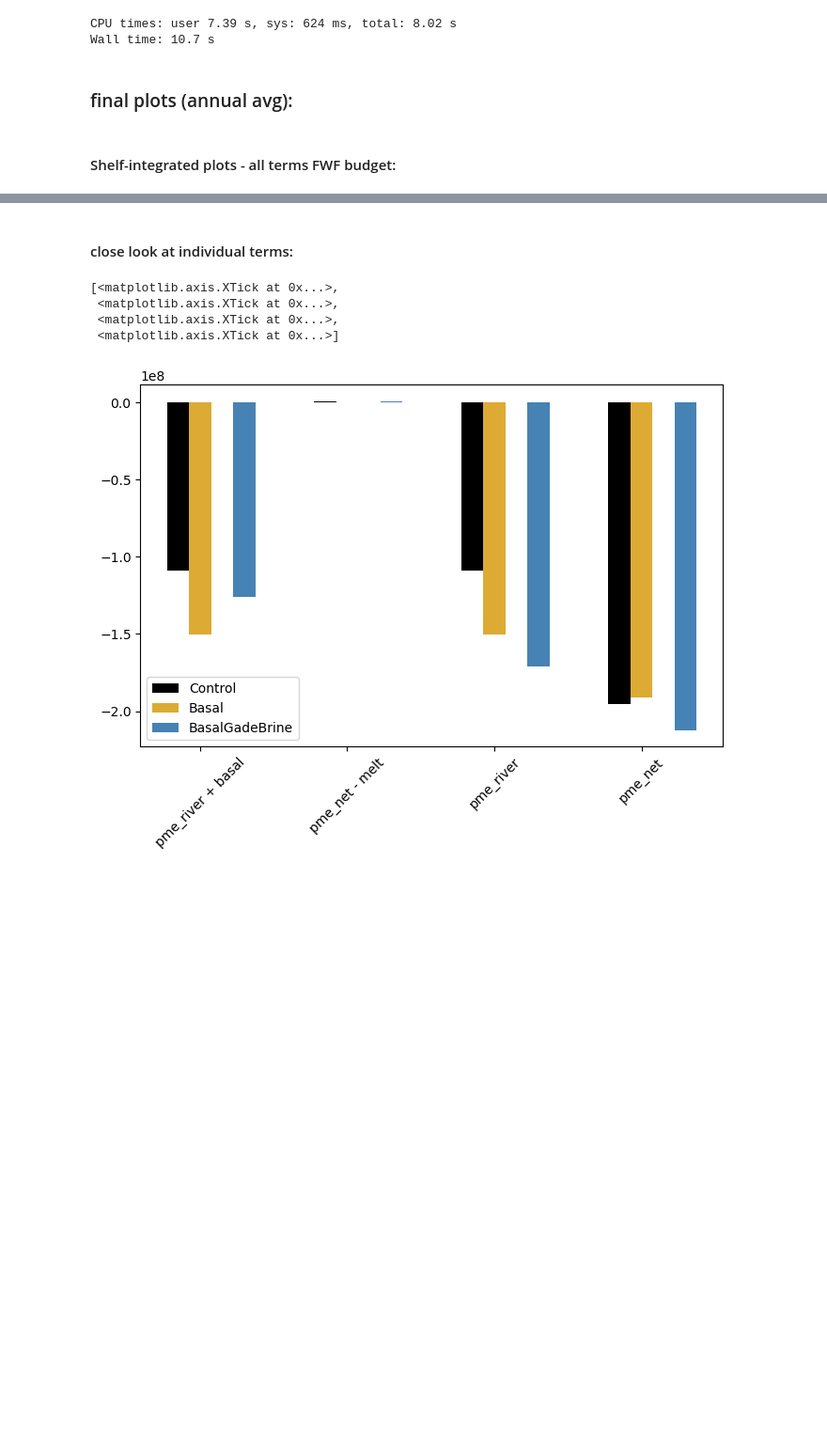
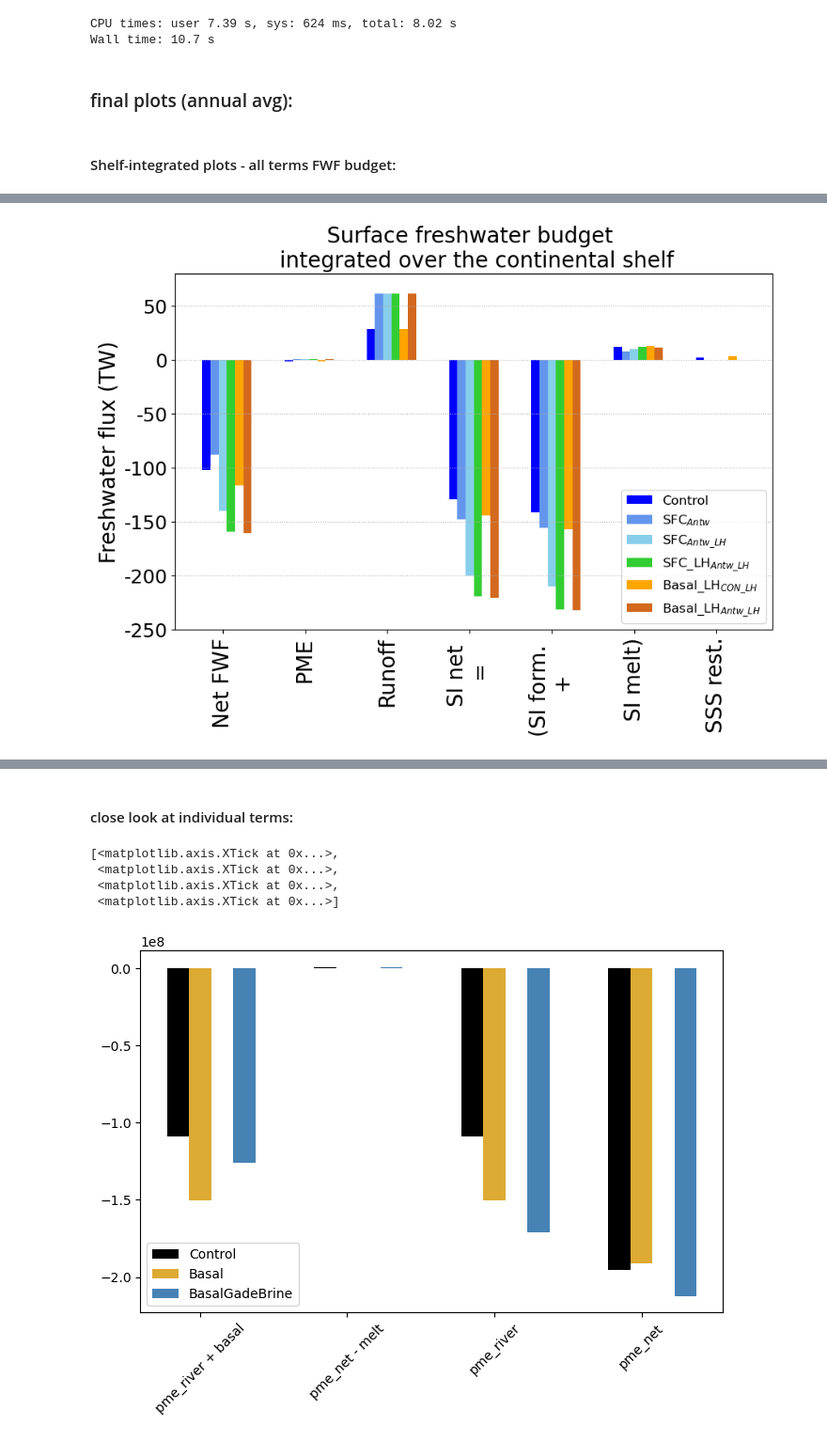
Before and after one commit to pedrocol/basal_mom5-collaborative-project, a Jupyter notebook: notebooks/fw_budget/FW_budget_shelf_SOFIA.ipynb, the cells around one changed output, grey strips where cells are left out. Shown at 94% size. Saved outputs shown, nothing was run; the diff lists cells and outputs as text; code cells hidden in the pictures; blank space fills up the shorter version.

Commit message:
Updating FW/Heat budget scripts pt1 and pt2

```diff
--- a/notebooks/fw_budget/FW_budget_shelf_SOFIA.ipynb
+++ b/notebooks/fw_budget/FW_budget_shelf_SOFIA.ipynb
@@ -151,7 +197,7 @@ cat_BGB_sofia = intake.open_esm_datastore(
 # %%
 %%time
 # Make sure these match the available restarts:
-start_time='1918-01-01'
+start_time='1917-01-01'
 end_time='1919-12-31'
 lat_slice  = slice(-80,-59)
 # %% [output]
@@ -491,3 +427,6 @@ FW_ice_BGB_s = -(sfc_salt_flux_ice_BGB_s.to_dataarray().squeeze()*1000)/SSSi
+# %%
+FW_restore_ctrlBG_a = -(sfc_salt_flux_restore_ctrlBG_a.to_dataarray().squeeze()*1000)/SSS_ctrlBG_a.isel(st_ocean=0).to_dataarray().squeeze()
+FW_ice_ctrlBG_a = -(sfc_salt_flux_ice_ctrlBG_a.to_dataarray().squeeze()*1000)/SSSi
 # %%
 d1 = cat.search(variable="area_t",path='/g/data/ik11/outputs/access-om2-01/01deg_jra55v13_ryf9091_21mbath/output000/ocean/ocean_grid.nc').to_dask()
 oc_grd = d1.sel(yt_ocean=lat_slice)
@@ -510,9 +829,11 @@ fontsize=15
 # %%
 %%time
-import numpy.ma as ma
 
 # function to do annual avg and horiz. integral: ONLY SHELF
 def var_tavg_hint_shelf(var2d):
+    ### only doing winter months (july-october):
+    var2d = var2d.sel(time=sfc_salt_flux_restore_ctrl.time.dt.month.isin([7, 8, 9, 10]))
+
     print(var2d.shape)
     var = var2d.mean('time') # annual mean
     var_masked = ma.masked_where(ht > 1000, var) # masked offshore 1000m isobath
@@ -680,9 +1038,14 @@ melt_annual_hint_shelf_noBG = wfiform_annual_hint_shelf_noBG + wfimelt_annual_hi
 melt_annual_hint_shelf_BGB = wfiform_annual_hint_shelf_BGB + wfimelt_annual_hint_shelf_BGB
 # melt_annual_hint_shelf_ICB = wfiform_annual_hint_shelf_ICB + wfimelt_annual_hint_shelf_ICB
 # %%
-melt_annual_hint_shelf_ctrl_s = wfiform_annual_hint_shelf_ctrl_s + wfimelt_annual_hint_shelf_ctrl_s
-melt_annual_hint_shelf_noBG_s = wfiform_annual_hint_shelf_noBG_s + wfimelt_annual_hint_shelf_noBG_s
-melt_annual_hint_shelf_BGB_s = wfiform_annual_hint_shelf_BGB_s + wfimelt_annual_hint_shelf_BGB_s
+# melt_annual_hint_shelf_ctrl_s = wfiform_annual_hint_shelf_ctrl_s + wfimelt_annual_hint_shelf_ctrl_s
+# melt_annual_hint_shelf_noBG_s = wfiform_annual_hint_shelf_noBG_s + wfimelt_annual_hint_shelf_noBG_s
+# melt_annual_hint_shelf_BGB_s = wfiform_annual_hint_shelf_BGB_s + wfimelt_annual_hint_shelf_BGB_s
+
+melt_annual_hint_shelf_ctrl_a = wfiform_annual_hint_shelf_ctrl_a + wfimelt_annual_hint_shelf_ctrl_a
+melt_annual_hint_shelf_ctrl_a_BG = wfiform_annual_hint_shelf_ctrl_a_BG + wfimelt_annual_hint_shelf_ctrl_a_BG
+melt_annual_hint_shelf_ctrlBG_a = wfiform_annual_hint_shelf_ctrlBG_a + wfimelt_annual_hint_shelf_ctrlBG_a
+melt_annual_hint_shelf_BGB_a = wfiform_annual_hint_shelf_BGB_a + wfimelt_annual_hint_shelf_BGB_a
 # %% [markdown]
 #### test with avg and std vs integral (horz):
 # %%
@@ -1095,2 +1462,76 @@ plt.savefig(figdir+'SFWF_components_annual_hint_shelf_yr17-20_ctrlxSOFIA.png',bb
+# %%
+# plot with bars: last year annual avg, horizontally-integrated (over the shelf , depth<1000m only):
+fig, ax  = plt.subplots(figsize = (10,6))
+# pme_river = pme_net + river +basal2d+icb2d
+pyplot.bar(-.2,  (pme_river_annual_hint_shelf_ctrl)*3.34e5, width=0.1, color='blue', label='Control')
+pyplot.bar(-.1,  (pme_river_annual_hint_shelf_ctrl_a)*3.34e5, width=0.1, color='cornflowerblue', label='SFC$_{Antw}$')
+pyplot.bar(0., (pme_river_annual_hint_shelf_ctrl_a_BG+ basal_annual_hint_shelf_ctrl_a_BG + brine_annual_hint_shelf_ctrl_a_BG)*3.34e5, width=0.1, color='skyblue', label='SFC$_{Antw\_LH}$')
+pyplot.bar(0.1, (pme_river_annual_hint_shelf_ctrlBG_a+ basal_annual_hint_shelf_ctrlBG_a + brine_annual_hint_shelf_ctrlBG_a)*3.34e5, width=0.1, color='limegreen', label='SFC_LH$_{Antw\_LH}$')
+pyplot.bar(0.2, (pme_river_annual_hint_shelf_BGB+(basal_annual_hint_shelf_BGB)+ brine_annual_hint_shelf_BGB)*3.34e5, width=0.1, color='orange', label='Basal_LH$_{CON\_LH}$')
+pyplot.bar(0.3, (pme_river_annual_hint_shelf_BGB_a+(basal_annual_hint_shelf_BGB_a)+ brine_annual_hint_shelf_BGB_a)*3.34e5, width=0.1, color='chocolate', label='Basal_LH$_{Antw\_LH}$')
+plt.legend(fontsize=12)
+
+# test with pme_net - melt
+pyplot.bar(0.8, (pme_net_annual_hint_shelf_ctrl - melt_annual_hint_shelf_ctrl)*3.34e5, width=0.1, color='blue')
+pyplot.bar(0.9, (pme_net_annual_hint_shelf_ctrl_a - melt_annual_hint_shelf_ctrl_a)*3.34e5, width=0.1, color='cornflowerblue')
+pyplot.bar(1., (pme_net_annual_hint_shelf_ctrl_a_BG - melt_annual_hint_shelf_ctrl_a_BG + brine_annual_hint_shelf_ctrl_a_BG)*3.34e5, width=0.1, color='skyblue')
+pyplot.bar(1.1, (pme_net_annual_hint_shelf_ctrlBG_a - melt_annual_hint_shelf_ctrlBG_a + brine_annual_hint_shelf_ctrlBG_a)*3.34e5, width=0.1, color='limegreen')
+pyplot.bar(1.2, (pme_net_annual_hint_shelf_BGB - melt_annual_hint_shelf_BGB + brine_annual_hint_shelf_BGB)*3.34e5, width=0.1, color='orange')
+pyplot.bar(1.3, (pme_net_annual_hint_shelf_BGB_a - melt_annual_hint_shelf_BGB_a + brine_annual_hint_shelf_BGB_a)*3.34e5, width=0.1, color='chocolate')
+
+pyplot.bar(1.8, (river_annual_hint_shelf_ctrl)*3.34e5, width=0.1, color='blue')
+pyplot.bar(1.9, (river_annual_hint_shelf_ctrl_a)*3.34e5, width=0.1, color='cornflowerblue')
+pyplot.bar(2., (river_annual_hint_shelf_ctrl_a_BG + basal_annual_hint_shelf_ctrl_a_BG)*3.34e5, width=0.1, color='skyblue') # use basal_BGB
+pyplot.bar(2.1, (river_annual_hint_shelf_ctrlBG_a + basal_annual_hint_shelf_ctrlBG_a)*3.34e5, width=0.1, color='limegreen') # use basal_BGB_a
+pyplot.bar(2.2, (river_annual_hint_shelf_BGB + basal_annual_hint_shelf_BGB)*3.34e5, width=0.1, color='orange')
+pyplot.bar(2.3, (river_annual_hint_shelf_BGB_a + basal_annual_hint_shelf_BGB_a)*3.34e5, width=0.1, color='chocolate')
+
+# pme_net includes melt!
+pyplot.bar(2.8, (melt_annual_hint_shelf_ctrl)*3.34e5, width=0.1, color='blue')
+pyplot.bar(2.9, (melt_annual_hint_shelf_ctrl_a)*3.34e5, width=0.1, color='cornflowerblue')
+pyplot.bar(3., (melt_annual_hint_shelf_ctrl_a_BG)*3.34e5, width=0.1, color='skyblue')
+pyplot.bar(3.1, (melt_annual_hint_shelf_ctrlBG_a)*3.34e5, width=0.1, color='limegreen')
+pyplot.bar(3.2, (melt_annual_hint_shelf_BGB)*3.34e5, width=0.1, color='orange')
+pyplot.bar(3.3, (melt_annual_hint_shelf_BGB_a)*3.34e5, width=0.1, color='chocolate')
+
+pyplot.bar(3.8, (wfiform_annual_hint_shelf_ctrl)*3.34e5, width=0.1, color='blue')
+pyplot.bar(3.9, (wfiform_annual_hint_shelf_ctrl_a)*3.34e5, width=0.1, color='cornflowerblue')
+pyplot.bar(4., (wfiform_annual_hint_shelf_ctrl_a_BG)*3.34e5, width=0.1, color='skyblue')
+pyplot.bar(4.1, (wfiform_annual_hint_shelf_ctrlBG_a)*3.34e5, width=0.1, color='limegreen')
+pyplot.bar(4.2, (wfiform_annual_hint_shelf_BGB)*3.34e5, width=0.1, color='orange')
+pyplot.bar(4.3, (wfiform_annual_hint_shelf_BGB_a)*3.34e5, width=0.1, color='chocolate')
+
+pyplot.bar(4.8, (wfimelt_annual_hint_shelf_ctrl)*3.34e5, width=0.1, color='blue')
+pyplot.bar(4.9, (wfimelt_annual_hint_shelf_ctrl_a)*3.34e5, width=0.1, color='cornflowerblue')
+pyplot.bar(5., (wfimelt_annual_hint_shelf_ctrl_a_BG)*3.34e5, width=0.1, color='skyblue')
+pyplot.bar(5.1, (wfimelt_annual_hint_shelf_ctrlBG_a)*3.34e5, width=0.1, color='limegreen')
+pyplot.bar(5.2, (wfimelt_annual_hint_shelf_BGB)*3.34e5, width=0.1, color='orange')
+pyplot.bar(5.3, (wfimelt_annual_hint_shelf_BGB_a)*3.34e5, width=0.1, color='chocolate')
+
+pyplot.bar(5.8, (FW_restore_annual_hint_shelf_ctrl)*3.34e5, width=0.1, color='blue')
+pyplot.bar(5.9, (FW_restore_annual_hint_shelf_ctrl_a)*3.34e5, width=0.1, color='cornflowerblue')
+pyplot.bar(6., (FW_restore_annual_hint_shelf_ctrl_a_BG)*3.34e5, width=0.1, color='skyblue')
+pyplot.bar(6.1, (FW_restore_annual_hint_shelf_ctrlBG_a)*3.34e5, width=0.1, color='limegreen')
+pyplot.bar(6.2, (FW_restore_annual_hint_shelf_BGB)*3.34e5, width=0.1, color='orange')
+pyplot.bar(6.3, (FW_restore_annual_hint_shelf_BGB_a)*3.34e5, width=0.1, color='chocolate')
+
+# pyplot.bar(7.4, brine_annual_hint_shelf_BGB)*3.34e5, width=0.1, color='orange')
+
+ax.set_xticks(np.arange(0,7),('Net FWF','PME','Runoff','SI net \n = ','(SI form. \n +','SI melt)',
+                              'SSS rest.'),rotation=90,fontsize=20) #,'Brine'),rotation=45)
+
+ax.yaxis.grid(True, linestyle=':')
+
+ax.set_ylim(-2.5e14,0.8e14)
+## converting from W to TW (10^12 W)
+ax.set_ylabel('Freshwater flux (TW)',fontsize=20)
+ax.set_yticklabels([-250,-200,-150,-100,-50,0,50],fontsize=18)
+
+plt.title('Surface freshwater budget \n integrated over the continental shelf',fontsize=20)
+
+### Save fig
+plt.savefig(figdir+'SFWF_components_annual_hint_shelf_yr17-20_Antwater_winter_inWatts.png',bbox_inches='tight',dpi=300)
+# %% [output]
+[figure, added]
 # %%
 print(figdir+'SFWF_components_annual_hint_shelf_yr17-20_ctrlxSOFIA.png')
```
Also changed, not shown: parts of 85 cells of this notebook, 3 other files.
